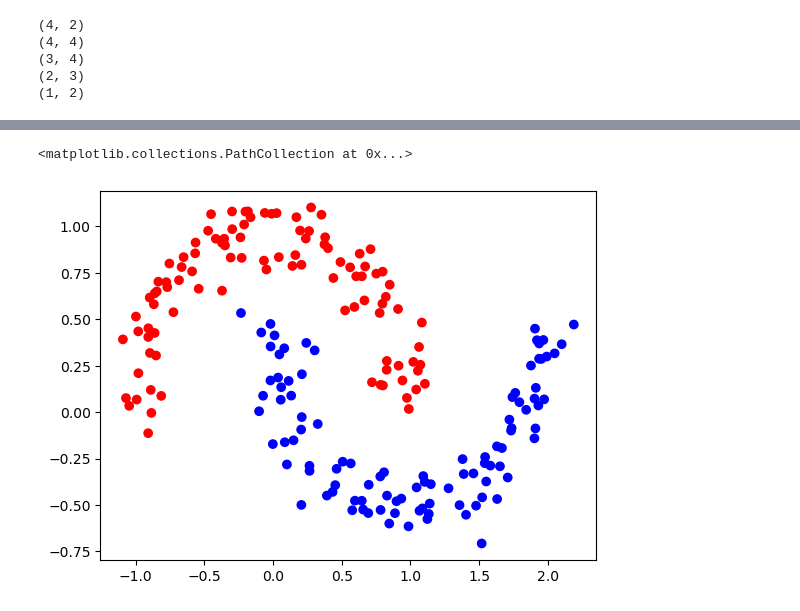
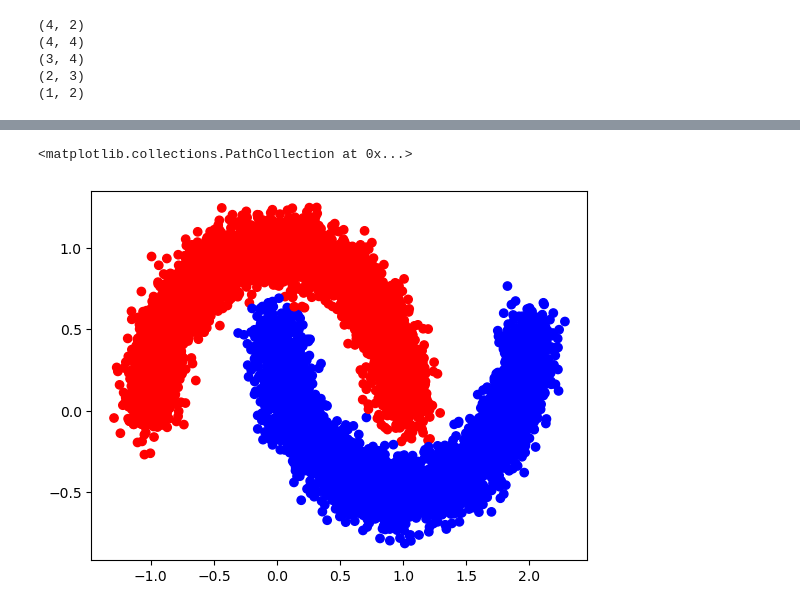
Before and after one commit to callumfrederiksen/mlp-framework, a Jupyter notebook: PoC.ipynb, the cells around one changed output, grey strips where cells are left out. Cells and saved outputs as stored; diff of their text form; code cells hidden in the pictures.

Commit message:
batch_size beginning

```diff
--- a/PoC.ipynb
+++ b/PoC.ipynb
@@ -57,8 +72,8 @@ def backprop(weights, biases, xi, y, activations):
 
     return dL_dwK, dL_dbK
 # %%
-act = feed_forward(X[2], weights, biases)
-bc = backprop(weights, biases, X[2], Y[2], act)[0]
+act = feed_forward(Xs[0][2], weights, biases)
+bc = backprop(weights, biases, Xs[0][2], Ys[0][2], act)[0]
 for w in bc:
     if type(w) is not int: print(w.shape)
 # %% [output]
@@ -68,24 +83,25 @@ for w in bc:
 (2, 3)
 (1, 2)
 # %%
-epochs = 2000
+epochs = 20
 lr = 1
 loss = []
 # %%
 for i in tqdm(range(epochs)):
     epochloss = 0
-    for i, xi in enumerate(X):
-        activations = feed_forward(xi, weights, biases)
-        epochloss += L(activations[-1], Y[i])
+    for j in range(batch_num):
+        for i, xi in enumerate(Xs[j]):
+            activations = feed_forward(xi, weights, biases)
+            epochloss += L(activations[-1], Ys[j,i])
 
-        dL_dw, dL_db = backprop(weights, biases, xi, Y[i], activations)
+            dL_dw, dL_db = backprop(weights, biases, xi, Ys[j,i], activations)
 
-        for i, w in enumerate(weights):
-            w -= lr * dL_dw[i]
-        for i, b in enumerate(biases):
-            b -= lr * dL_db[i]
+            for i, w in enumerate(weights):
+                w -= lr * dL_dw[i]
+            for i, b in enumerate(biases):
+                b -= lr * dL_db[i]
 
-    loss.append(epochloss / len(X))
+    loss.append(epochloss / n)
 # %%
 weights
 # %% [output]
@@ -122,12 +138,12 @@ def evaluate_visually(x, w, b):
         else: rb.append('blue')
     return rb
 # %%
-rb = evaluate_visually(X, weights, biases)
+rb = evaluate_visually(X.reshape(n, 2, 1), weights, biases)
 # %%
-plt.scatter(X[:,0,:], X[:,1,:], c=rb)
+plt.scatter(Xs[:,:,0,:], Xs[:,:,1,:], c=rb)
 # %% [output]
 <matplotlib.collections.PathCollection at 0x...>
-[figure, old version]
+[figure, new version]
 # %%
 def evaluate_errors(x, w, b, y):
     rb = []
```
Also changed, not shown: parts of 10 cells of this notebook.
